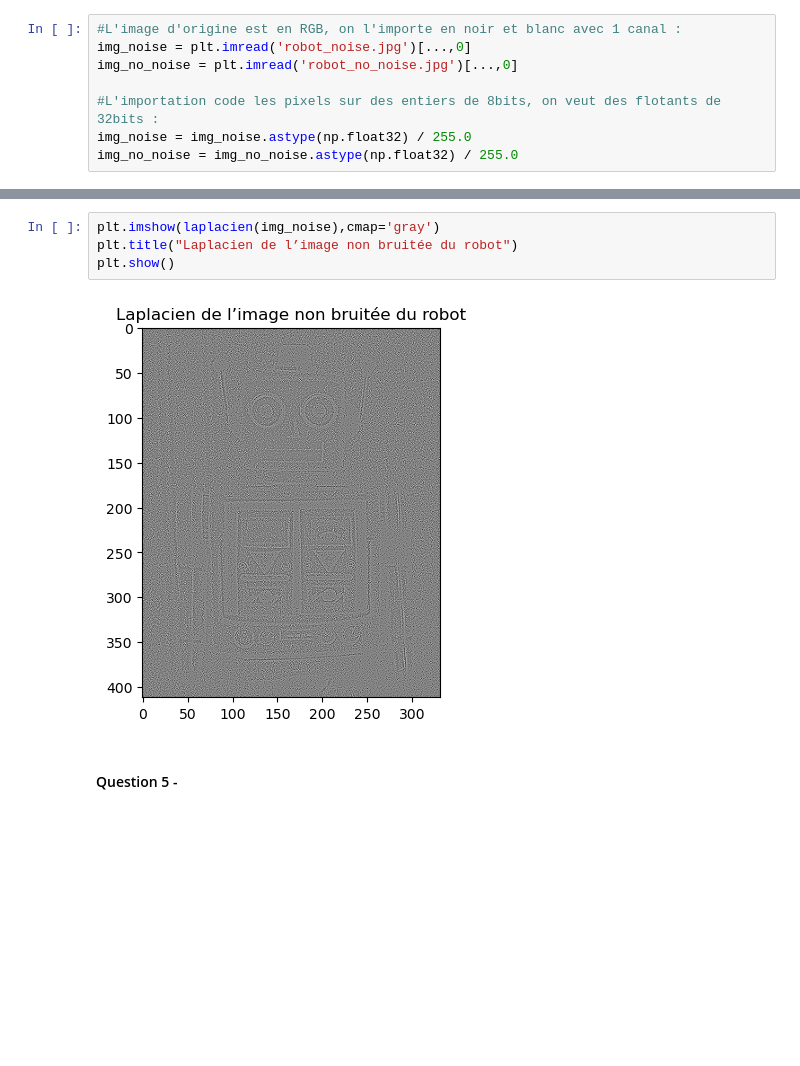
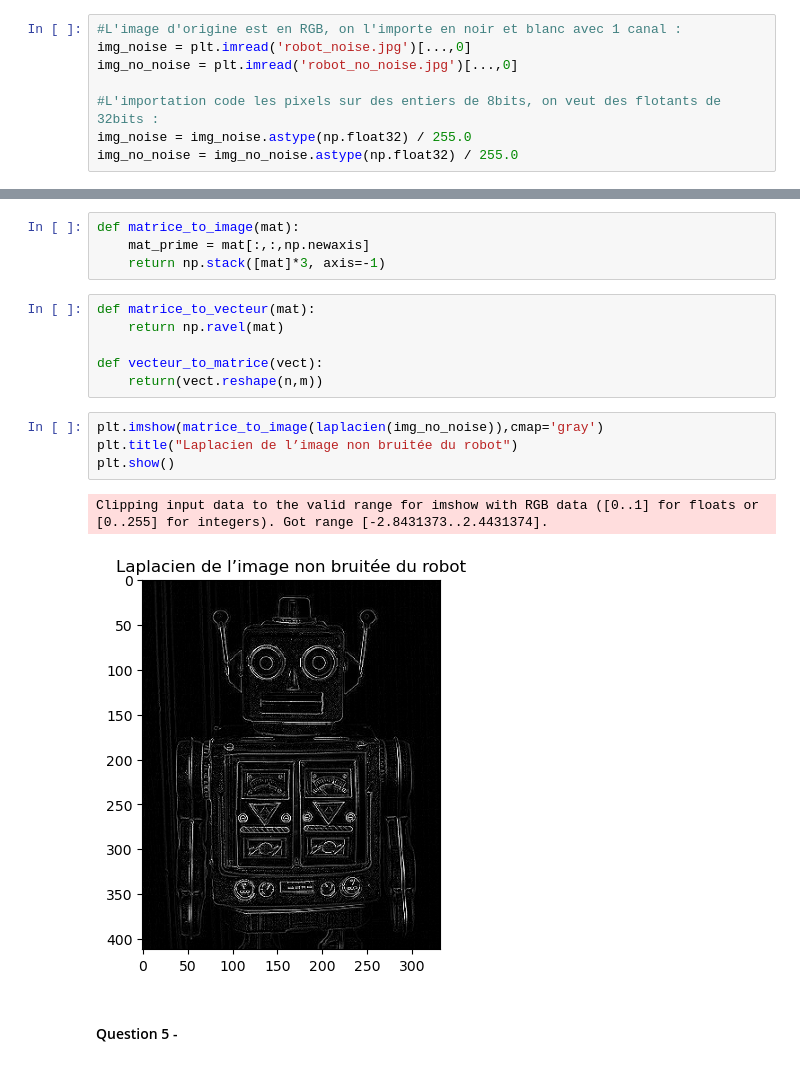
Before and after one commit to bavrillon/Projets_UE21, a Jupyter notebook: OPTI/OPTI_notebook.ipynb, the cells around one changed output, grey strips where cells are left out. Cells and saved outputs as stored; diff of their text form; blank space fills up the shorter version.

```diff
--- a/OPTI/OPTI_notebook.ipynb
+++ b/OPTI/OPTI_notebook.ipynb
@@ -97,9 +119,20 @@ img_no_noise = img_no_noise.astype(np.float32) / 255.0
+# %%
+def matrice_to_image(mat):
+    mat_prime = mat[:,:,np.newaxis]
+    return np.stack([mat]*3, axis=-1)
+# %%
+def matrice_to_vecteur(mat):
+    return np.ravel(mat)
+
+def vecteur_to_matrice(vect):
+    return(vect.reshape(n,m))
 # %%
-plt.imshow(laplacien(img_noise),cmap='gray')
+plt.imshow(matrice_to_image(laplacien(img_no_noise)),cmap='gray')
 plt.title("Laplacien de l’image non bruitée du robot")
 plt.show()
 # %% [output]
+Clipping input data to the valid range for imshow with RGB data ([0..1] for floats or [0..255] for integers). Got range [-2.8431373..2.4431374].
-[figure, old version]
+[figure, new version]
 # %% [markdown]
 #### Question 5 -
 # %%
```
Also changed, not shown: parts of 10 cells of this notebook.
